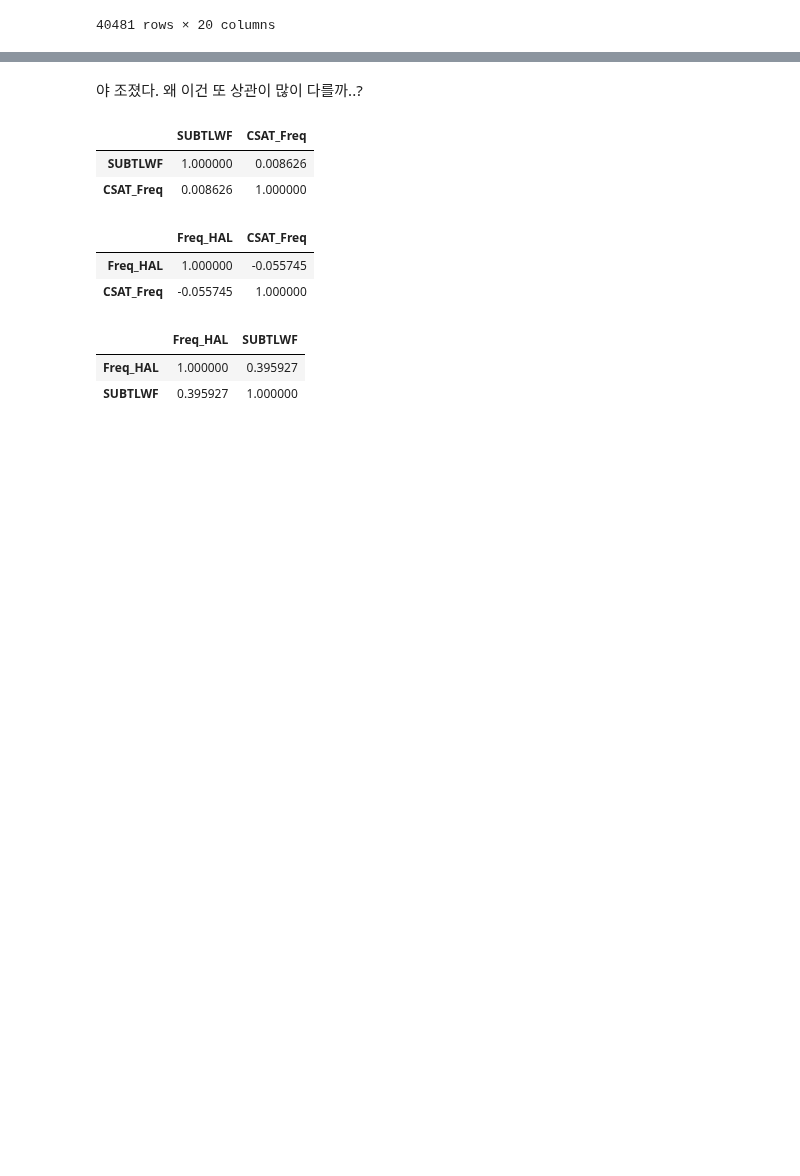
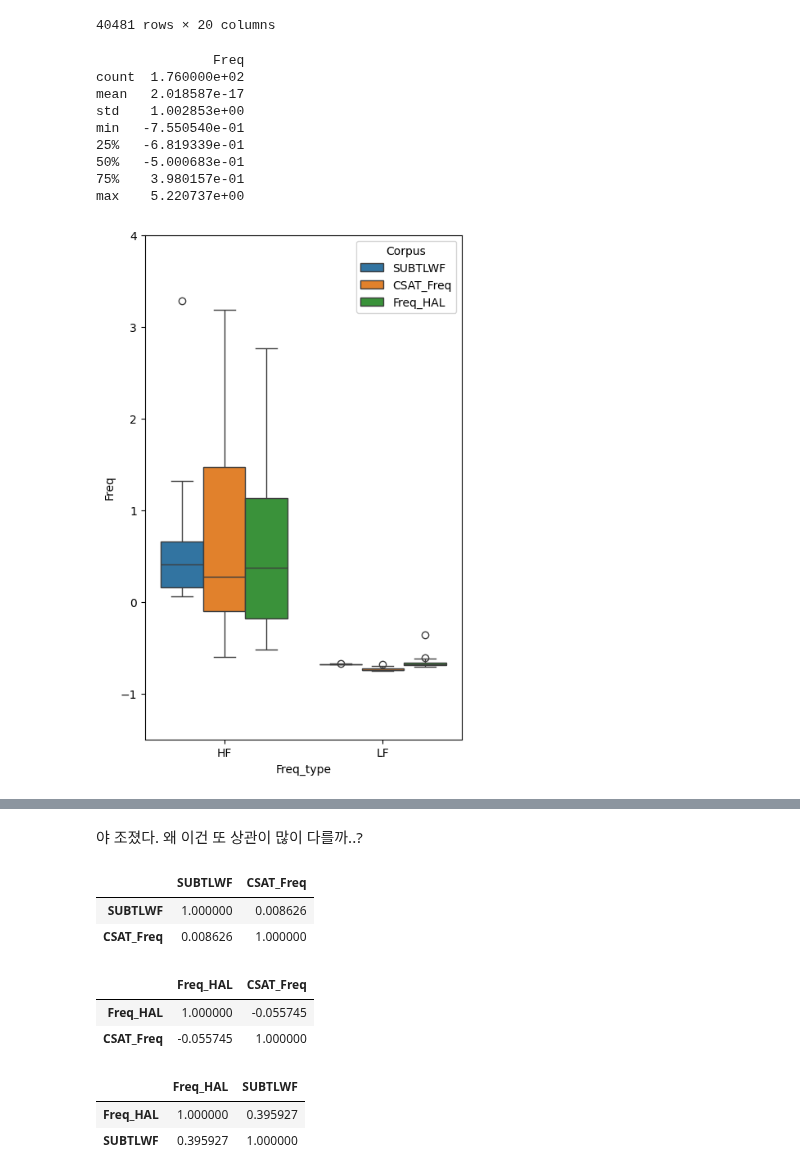
Before and after one commit to irregular6612/english-corpus-comparison, a Jupyter notebook: src/notebooks/L1-L2-Comp.ipynb, the cells around one changed output, grey strips where cells are left out. Drawn from its saved outputs; the diff is of its cells as text; code cells hidden in the pictures; blank space fills up the shorter version.

```diff
--- a/src/notebooks/L1-L2-Comp.ipynb
+++ b/src/notebooks/L1-L2-Comp.ipynb
@@ -75,3 +78,33 @@ df
 | 40479 | zucchini | 8 | NaN | NaN | NaN | 314 | 0.96 | NaN | ... |
 | 40480 | zurich | 6 | NaN | NaN | NaN | 1770 | 2.43 | NaN | ... |
 40481 rows × 20 columns
+# %%
+def plot(df0: pd.DataFrame, df1: pd.DataFrame, df2: pd.DataFrame):
+    sample_df = pd.merge(df0, df1, how='inner', on='Word')[['Word', 'SUBTLWF', 'CSAT_Freq', 'Freq_HAL']]
+    sample_df['Freq_type'] = 'HF'
+    sample2_df = pd.merge(df0, df2, how='inner', on='Word')[['Word', 'SUBTLWF', 'CSAT_Freq', 'Freq_HAL']]
+    sample2_df['Freq_type'] = 'LF'
+    sample_df = pd.concat([sample_df, sample2_df], ignore_index=True)
+    target_col = ['SUBTLWF', 'CSAT_Freq', 'Freq_HAL']
+    sample_df[target_col] = sample_df[target_col].apply(lambda x: stats.zscore(x, nan_policy='omit'))
+    #sample_df['CSAT_Freq'] = sample_df['CSAT_Freq'] / (800000.0) # 상대빈도수 scaling 전체 코퍼스 대비 빈도수로 변환.
+    #sample_df['Freq_HAL'] = sample_df['Freq_HAL'] / (130000000.0) # 상대빈도수 scaling 전체 코퍼스 대비 빈도수로 변환.
+    #sample_df['SUBTLWF'] = sample_df['SUBTLWF'] / (51.0) # 상대빈도수 scaling 전체 코퍼스 대비 빈도수로 변환.
+    sample_df = sample_df.melt(id_vars=['Word', 'Freq_type'], var_name='Corpus', value_name='Freq')
+    print(sample_df.describe())
+    plt.figure(figsize=(5, 8))
+    plt.ylim(-1.5, 4)
+    sns.boxplot(sample_df, x='Freq_type', y='Freq', hue='Corpus')
+# %%
+plot(df, HF_df, LF_df)
+# %% [output]
+               Freq
+count  1.760000e+02
+mean   2.018587e-17
+std    1.002853e+00
+min   -7.550540e-01
+25%   -6.819339e-01
+50%   -5.000683e-01
+75%    3.980157e-01
+max    5.220737e+00
+[figure, added]
```
Also changed, not shown: parts of 50 cells of this notebook.
